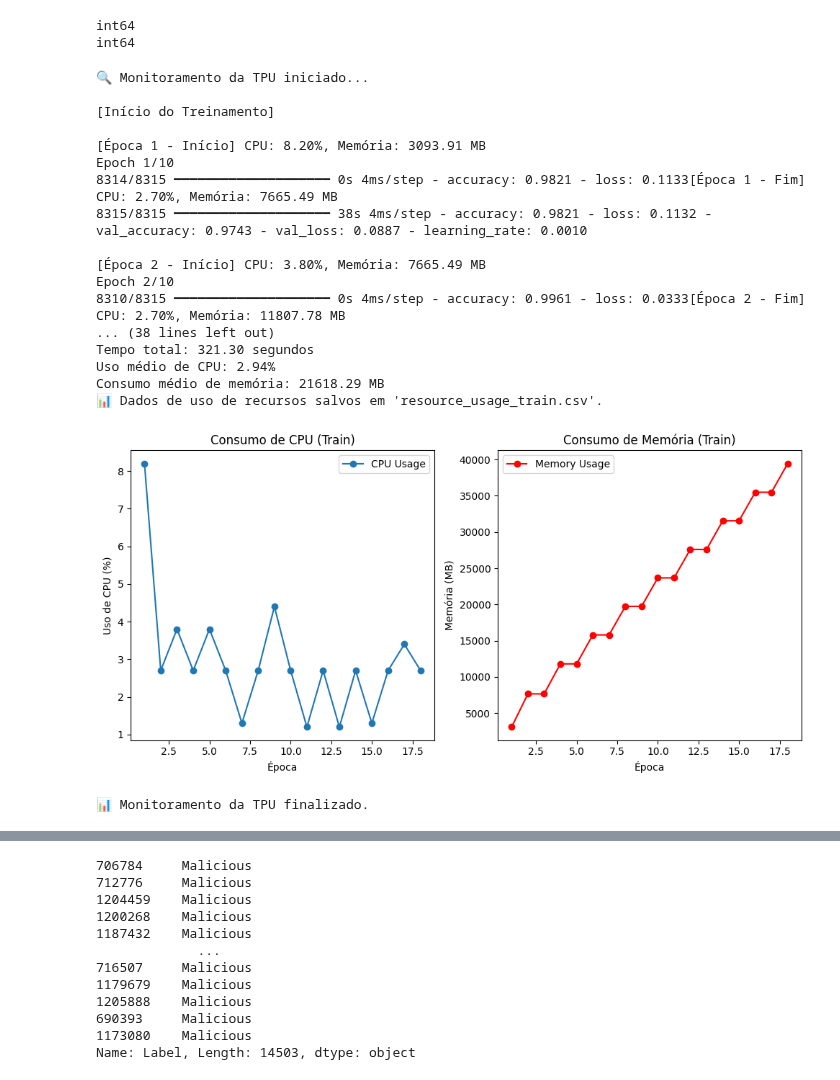
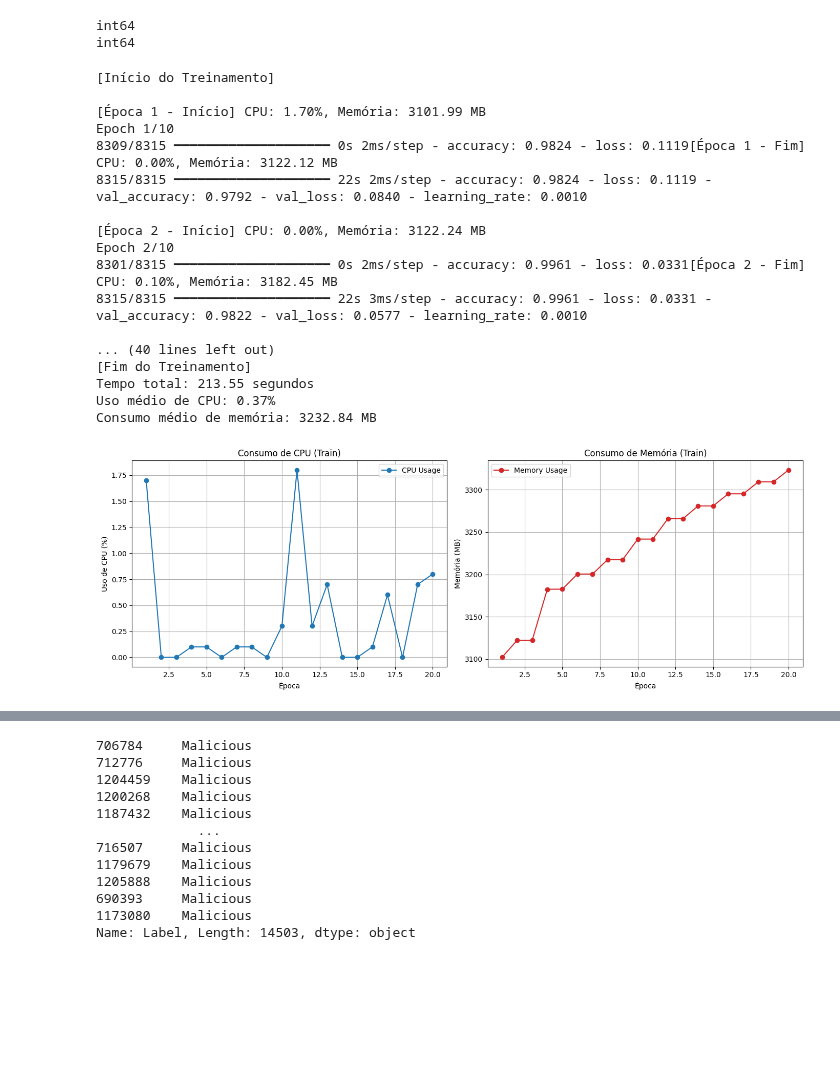
Before and after one commit to gabrieladamasceno/Attacks_5G, a Jupyter notebook: MLP_Binário_Zero_Day_SlowrateDoS.ipynb, the cells around one changed output, grey strips where cells are left out. Cells and saved outputs as stored; diff of their text form; code cells hidden in the pictures; blank space fills up the shorter version.

```diff
--- a/MLP_Binário_Zero_Day_SlowrateDoS.ipynb
+++ b/MLP_Binário_Zero_Day_SlowrateDoS.ipynb
@@ -410,48 +425,47 @@ from tensorflow.keras.regularizers import l2
 from tensorflow.keras.optimizers import Adam
 from sklearn.metrics import classification_report
 
 # Construção do Modelo
 model = Sequential()
 model.add(Input(shape=(X_train_balanced.shape[1],)))
 model.add(Dense(128, activation='relu', kernel_regularizer=l2(0.001)))
 model.add(Dropout(0.4))
 model.add(Dense(64, activation='relu', kernel_regularizer=l2(0.001)))
 model.add(Dropout(0.4))
 model.add(Dense(32, activation='relu', kernel_regularizer=l2(0.001)))
 model.add(Dropout(0.4))
 model.add(Dense(1, activation='sigmoid'))
 
 # Compilar o modelo
 model.compile(optimizer=Adam(learning_rate=0.001), loss='binary_crossentropy', metrics=['accuracy'])
 
 # Treinar o modelo
 history = model.fit(
     X_train_balanced, y_train_balanced,
     validation_data=(X_test_combined, y_test_combined),
     epochs=10,
     batch_size=128,
-    callbacks=[early_stopping, resource_monitor_train, reduce_lr]
+    callbacks=[early_stopping, resource_monitor, reduce_lr]
 )
 # %% [output]
-🔍 Monitoramento da TPU iniciado...
-
 [Início do Treinamento]
 
-[Época 1 - Início] CPU: 8.20%, Memória: 3093.91 MB
+[Época 1 - Início] CPU: 1.70%, Memória: 3101.99 MB
 Epoch 1/10
-8314/8315 ━━━━━━━━━━━━━━━━━━━━ 0s 4ms/step - accuracy: 0.9821 - loss: 0.1133[Época 1 - Fim] CPU: 2.70%, Memória: 7665.49 MB
-8315/8315 ━━━━━━━━━━━━━━━━━━━━ 38s 4ms/step - accuracy: 0.9821 - loss: 0.1132 - val_accuracy: 0.9743 - val_loss: 0.0887 - learning_rate: 0.0010
+8309/8315 ━━━━━━━━━━━━━━━━━━━━ 0s 2ms/step - accuracy: 0.9824 - loss: 0.1119[Época 1 - Fim] CPU: 0.00%, Memória: 3122.12 MB
+8315/8315 ━━━━━━━━━━━━━━━━━━━━ 22s 2ms/step - accuracy: 0.9824 - loss: 0.1119 - val_accuracy: 0.9792 - val_loss: 0.0840 - learning_rate: 0.0010
 
-[Época 2 - Início] CPU: 3.80%, Memória: 7665.49 MB
+[Época 2 - Início] CPU: 0.00%, Memória: 3122.24 MB
 Epoch 2/10
-8310/8315 ━━━━━━━━━━━━━━━━━━━━ 0s 4ms/step - accuracy: 0.9961 - loss: 0.0333[Época 2 - Fim] CPU: 2.70%, Memória: 11807.78 MB
-... (38 lines left out)
-Tempo total: 321.30 segundos
-Uso médio de CPU: 2.94%
-Consumo médio de memória: 21618.29 MB
-📊 Dados de uso de recursos salvos em 'resource_usage_train.csv'.
+8301/8315 ━━━━━━━━━━━━━━━━━━━━ 0s 2ms/step - accuracy: 0.9961 - loss: 0.0331[Época 2 - Fim] CPU: 0.10%, Memória: 3182.45 MB
+8315/8315 ━━━━━━━━━━━━━━━━━━━━ 22s 3ms/step - accuracy: 0.9961 - loss: 0.0331 - val_accuracy: 0.9822 - val_loss: 0.0577 - learning_rate: 0.0010
+
+... (40 lines left out)
+[Fim do Treinamento]
+Tempo total: 213.55 segundos
+Uso médio de CPU: 0.37%
+Consumo médio de memória: 3232.84 MB
-[figure, old version]
+[figure, new version]
-📊 Monitoramento da TPU finalizado.
 # %%
 # Fazer previsões diretas e arredondar (sem precisar de threshold manual)
 
```
Also changed, not shown: parts of 8 cells of this notebook.
